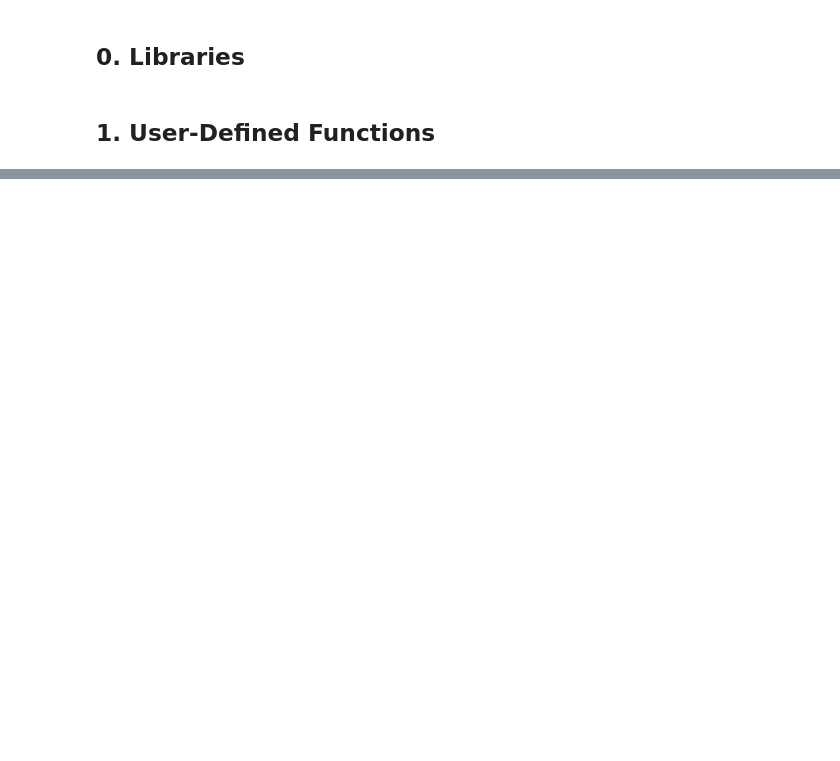
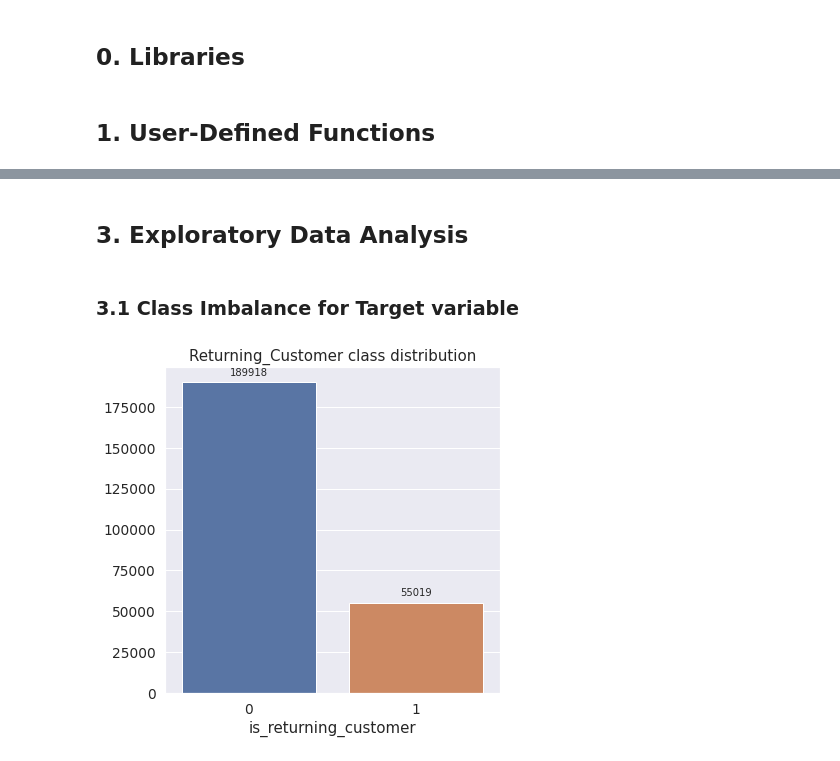
Before and after one commit to ashutosh3060/returning-customer-prediction, a Jupyter notebook: eda_model_build.ipynb, the cells around one changed output, grey strips where cells are left out. Saved outputs shown, nothing was run; the diff lists cells and outputs as text; code cells hidden in the pictures; blank space fills up the shorter version.

Commit message:
EDA: Class imbalance for target variable

```diff
--- a/eda_model_build.ipynb
+++ b/eda_model_build.ipynb
@@ -248,0 +257,9 @@ def capture_curve(df, y_actual, y_pred, roc, title):
+# %%
+# Define the path, filename
+
+order_label_path = "/content/"
+order_label_file = "customer_order_label.csv"
+# %%
+# import the dataset as a dataframe
+
+df_order_label = pd.read_csv(order_label_path+order_label_file)
@@ -248,0 +277,22 @@ def capture_curve(df, y_actual, y_pred, roc, title):
+# %% [markdown]
+## 3. Exploratory Data Analysis
+# %% [markdown]
+### 3.1 Class Imbalance for Target variable
+# %%
+# Class Imbalance check with visualization
+
+df_cls = df_order_label.copy() # create a copy for class-distribution calculation
+
+df_cls_dist = df_cls["is_returning_customer"].value_counts()
+df_cls_rpd = pd.DataFrame({'labels': df_cls_dist.index, 'values': df_cls_dist.values})
+plt.figure(figsize = (6,6))
+plt.title('Returning_Customer class distribution')
+sns.set_color_codes("pastel")
+splot = sns.barplot(x = 'labels', y="values", data=df_cls_rpd)
+splot.set(xlabel='is_returning_customer', ylabel='', title='Returning_Customer class distribution')
+for p in splot.patches:
+    splot.annotate(int(p.get_height()), (p.get_x() + p.get_width() / 2., p.get_height()), ha = 'center', va = 'center', xytext = (0, 10), textcoords = 'offset points')
+locs, labels = plt.xticks()
+plt.show()
+# %% [output]
+[figure, added]
```
Also changed, not shown: parts of 3 cells of this notebook.
